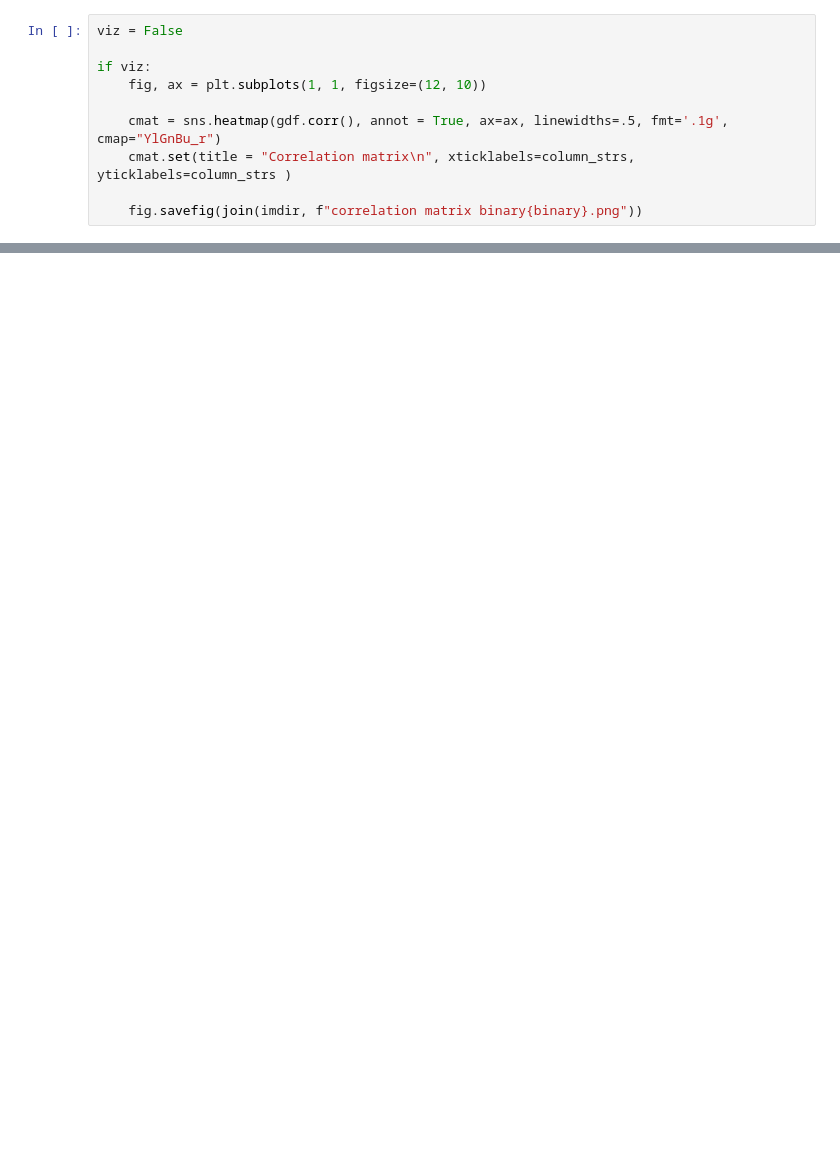
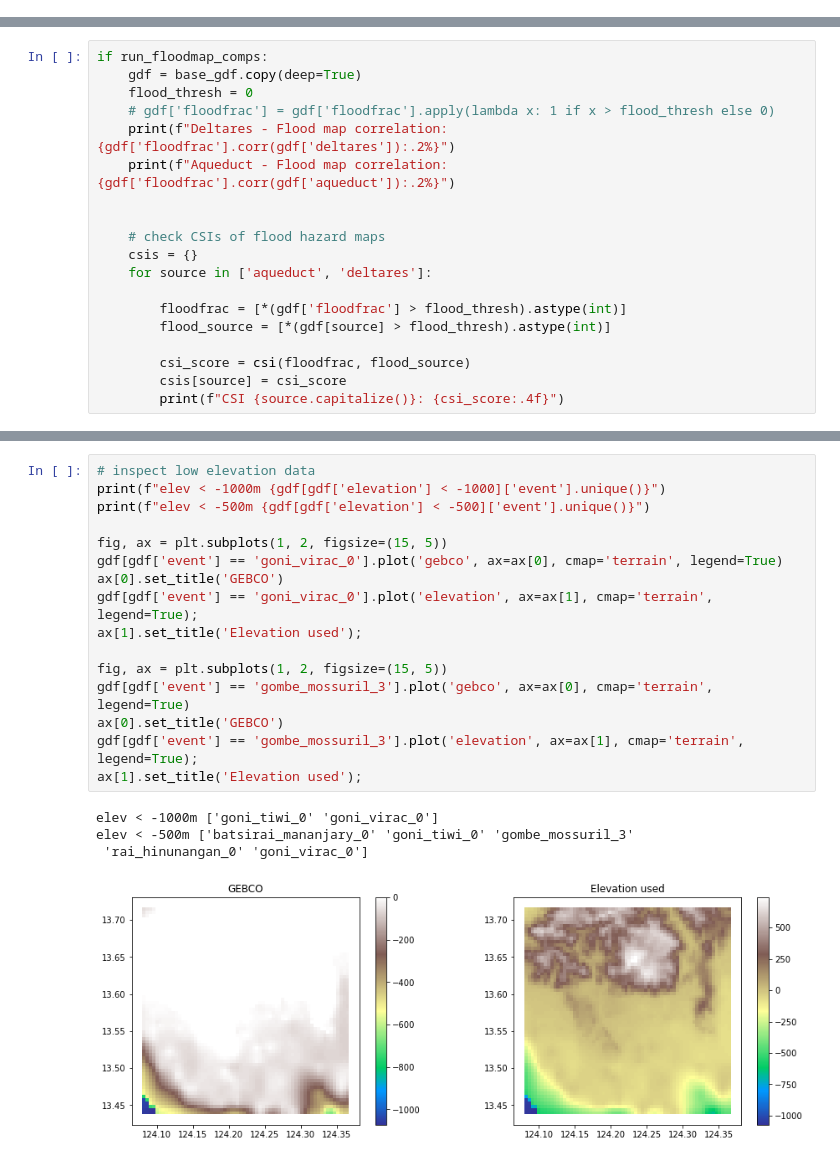
Before and after one commit to alisonpeard/hybridmodels, a Jupyter notebook: python/A. EDA and Visualisation.ipynb, the cells around one changed output, grey strips where cells are left out. Saved outputs shown, nothing was run; the diff lists cells and outputs as text; blank space fills up the shorter version.

```diff
--- a/python/A. EDA and Visualisation.ipynb
+++ b/python/A. EDA and Visualisation.ipynb
@@ -123,10 +0,0 @@ if runme:
-# %%
-viz = False
-
-if viz:
-    fig, ax = plt.subplots(1, 1, figsize=(12, 10))
-
-    cmat = sns.heatmap(gdf.corr(), annot = True, ax=ax, linewidths=.5, fmt='.1g', cmap="YlGnBu_r")
-    cmat.set(title = "Correlation matrix\n", xticklabels=column_strs, yticklabels=column_strs )
-
-    fig.savefig(join(imdir, f"correlation matrix binary{binary}.png"))
@@ -165,0 +283,19 @@ CSI: 0.1855
+# %%
+if run_floodmap_comps:
+    gdf = base_gdf.copy(deep=True)
+    flood_thresh = 0
+    # gdf['floodfrac'] = gdf['floodfrac'].apply(lambda x: 1 if x > flood_thresh else 0)
+    print(f"Deltares - Flood map correlation: {gdf['floodfrac'].corr(gdf['deltares']):.2%}")
+    print(f"Aqueduct - Flood map correlation: {gdf['floodfrac'].corr(gdf['aqueduct']):.2%}")
+
+
+    # check CSIs of flood hazard maps
+    csis = {}
+    for source in ['aqueduct', 'deltares']:
+
+        floodfrac = [*(gdf['floodfrac'] > flood_thresh).astype(int)]
+        flood_source = [*(gdf[source] > flood_thresh).astype(int)]
+
+        csi_score = csi(floodfrac, flood_source)
+        csis[source] = csi_score
+        print(f"CSI {source.capitalize()}: {csi_score:.4f}")
@@ -165,0 +417,21 @@ CSI: 0.1855
+# %%
+# inspect low elevation data
+print(f"elev < -1000m {gdf[gdf['elevation'] < -1000]['event'].unique()}")
+print(f"elev < -500m {gdf[gdf['elevation'] < -500]['event'].unique()}")
+
+fig, ax = plt.subplots(1, 2, figsize=(15, 5))
+gdf[gdf['event'] == 'goni_virac_0'].plot('gebco', ax=ax[0], cmap='terrain', legend=True)
+ax[0].set_title('GEBCO')
+gdf[gdf['event'] == 'goni_virac_0'].plot('elevation', ax=ax[1], cmap='terrain', legend=True);
+ax[1].set_title('Elevation used');
+
+fig, ax = plt.subplots(1, 2, figsize=(15, 5))
+gdf[gdf['event'] == 'gombe_mossuril_3'].plot('gebco', ax=ax[0], cmap='terrain', legend=True)
+ax[0].set_title('GEBCO')
+gdf[gdf['event'] == 'gombe_mossuril_3'].plot('elevation', ax=ax[1], cmap='terrain', legend=True);
+ax[1].set_title('Elevation used');
+# %% [output]
+elev < -1000m ['goni_tiwi_0' 'goni_virac_0']
+elev < -500m ['batsirai_mananjary_0' 'goni_tiwi_0' 'gombe_mossuril_3'
+ 'rai_hinunangan_0' 'goni_virac_0']
+[figure, added]
```
Also changed, not shown: parts of 37 cells of this notebook, 40 other files.
